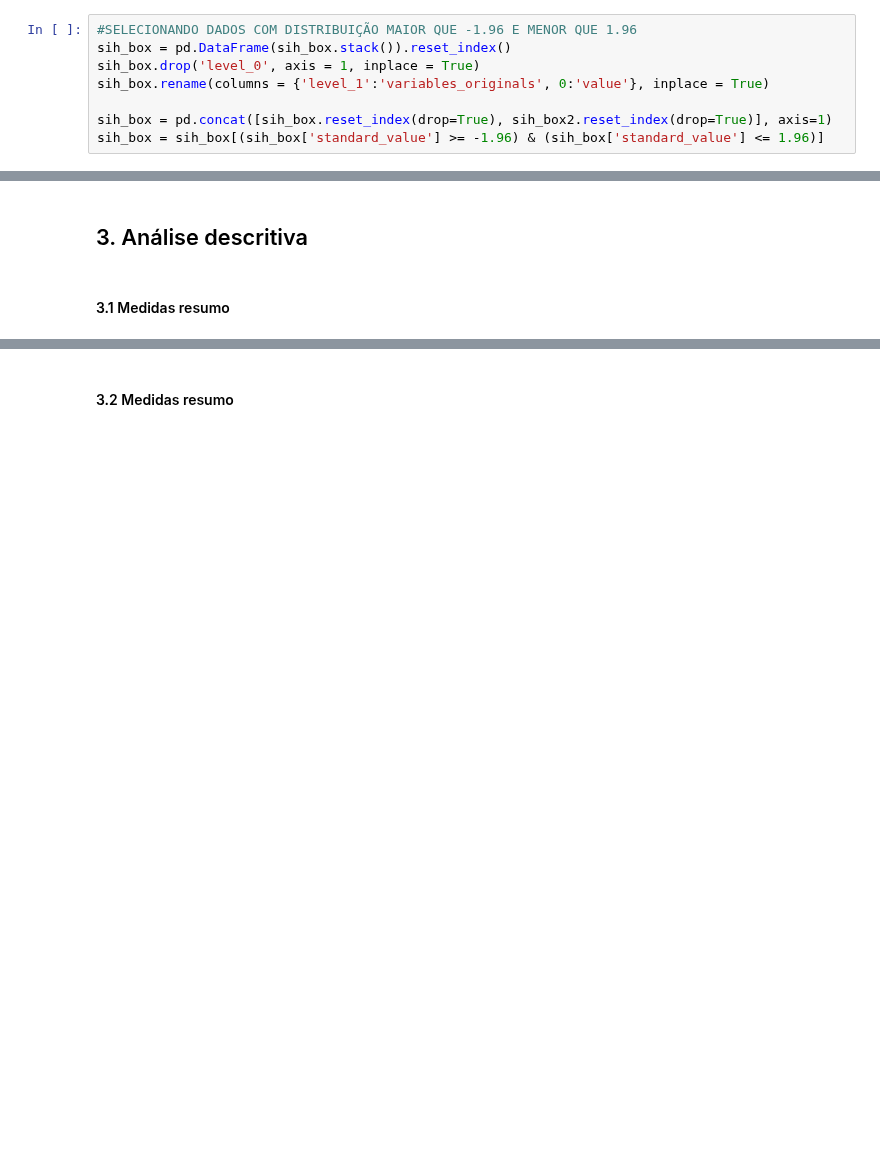
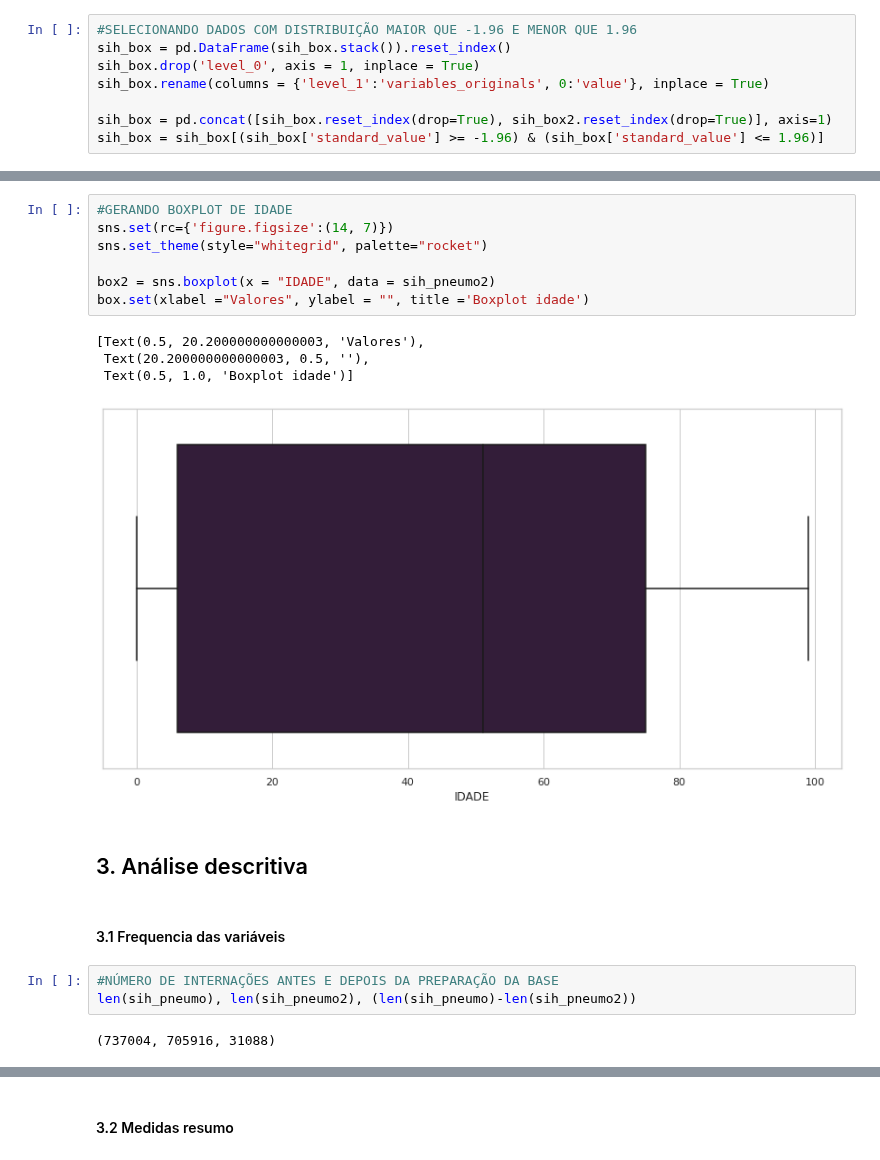
Before and after one commit to daniellybx/projeto_predicao_pneumonia, a Jupyter notebook: 02_analise_exploratoria.ipynb, the cells around one changed output, grey strips where cells are left out. Saved outputs shown, nothing was run; the diff lists cells and outputs as text; blank space fills up the shorter version.

```diff
--- a/02_analise_exploratoria.ipynb
+++ b/02_analise_exploratoria.ipynb
@@ -231,4 +234,21 @@ sih_pneumo2 = sih_pneumo2[(sih_pneumo2['DIAS_PERM'] >= max_values.loc['DIAS_PERM
+# %%
+#GERANDO BOXPLOT DE IDADE
+sns.set(rc={'figure.figsize':(14, 7)})
+sns.set_theme(style="whitegrid", palette="rocket")
+
+box2 = sns.boxplot(x = "IDADE", data = sih_pneumo2)
+box.set(xlabel ="Valores", ylabel = "", title ='Boxplot idade')
+# %% [output]
+[Text(0.5, 20.200000000000003, 'Valores'),
+ Text(20.200000000000003, 0.5, ''),
+ Text(0.5, 1.0, 'Boxplot idade')]
+[figure, added]
 # %% [markdown]
 ## 3. Análise descritiva
 # %% [markdown]
-#### 3.1 Medidas resumo
+#### 3.1 Frequencia das variáveis
+# %%
+#NÚMERO DE INTERNAÇÕES ANTES E DEPOIS DA PREPARAÇÃO DA BASE
+len(sih_pneumo), len(sih_pneumo2), (len(sih_pneumo)-len(sih_pneumo2))
+# %% [output]
+(737004, 705916, 31088)
```
Also changed, not shown: parts of 22 cells of this notebook, 2 other files.
